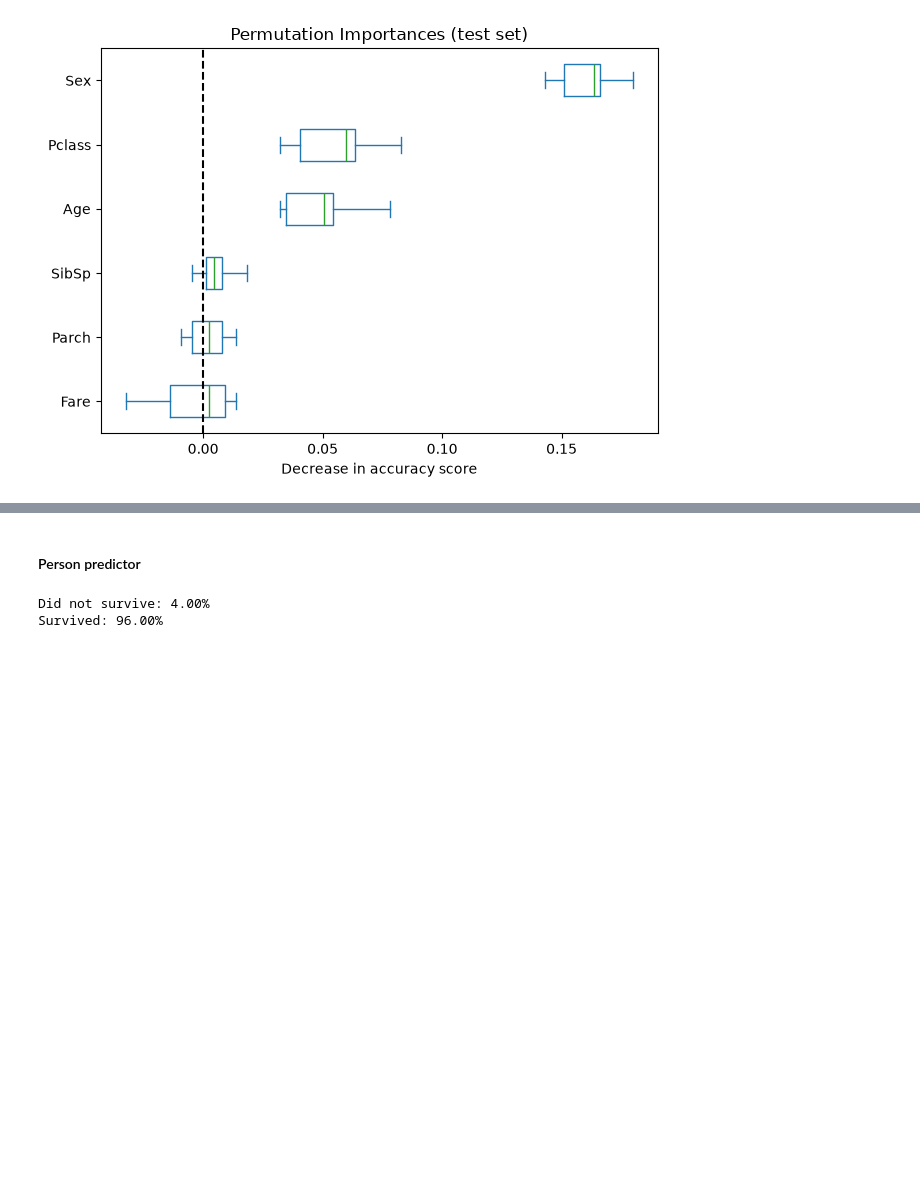
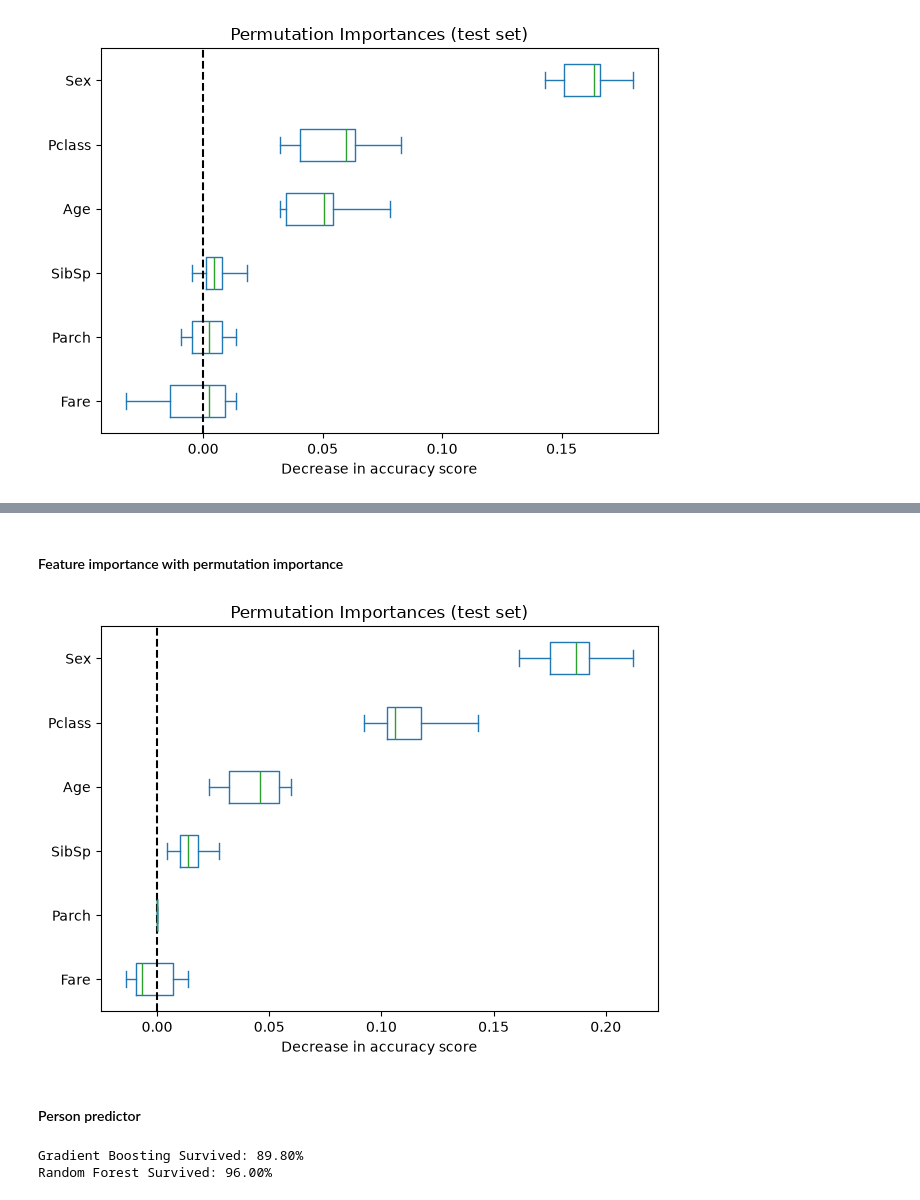
Before and after one commit to rergr/fhnw_mini_challange, a Jupyter notebook: presentation_notebook.ipynb, the cells around one changed output, grey strips where cells are left out. Cells and saved outputs as stored; diff of their text form; code cells hidden in the pictures; blank space fills up the shorter version.

```diff
--- a/presentation_notebook.ipynb
+++ b/presentation_notebook.ipynb
@@ -231,3 +290,22 @@ ax.figure.tight_layout()
+# %% [markdown]
+#### Feature importance with permutation importance
+# %%
+result = permutation_importance(
+    gb, X_test, y_test, n_repeats=10, random_state=42, n_jobs=2
+)
+
+sorted_importances_idx = result.importances_mean.argsort()
+importances = pd.DataFrame(
+    result.importances[sorted_importances_idx].T,
+    columns=X.columns[sorted_importances_idx],
+)
+ax = importances.plot.box(vert=False, whis=10)
+ax.set_title("Permutation Importances (test set)")
+ax.axvline(x=0, color="k", linestyle="--")
+ax.set_xlabel("Decrease in accuracy score")
+ax.figure.tight_layout()
+# %% [output]
+[figure, added]
 # %% [markdown]
 #### Person predictor
 # %%
@@ -244,6 +323,6 @@ pred = rf_clf.predict_proba(person)[0]
 # %%
-print(f"Did not survive: {pred[0] * 100:.2f}%")
-print(f"Survived: {pred[1] * 100:.2f}%")
+print(f"Gradient Boosting Survived: {pred_gb[1] * 100:.2f}%")
+print(f"Random Forest Survived: {pred_rf[1] * 100:.2f}%")
 # %% [output]
-Did not survive: 4.00%
-Survived: 96.00%
+Gradient Boosting Survived: 89.80%
+Random Forest Survived: 96.00%
```
Also changed, not shown: parts of 12 cells of this notebook, 1 other file.
